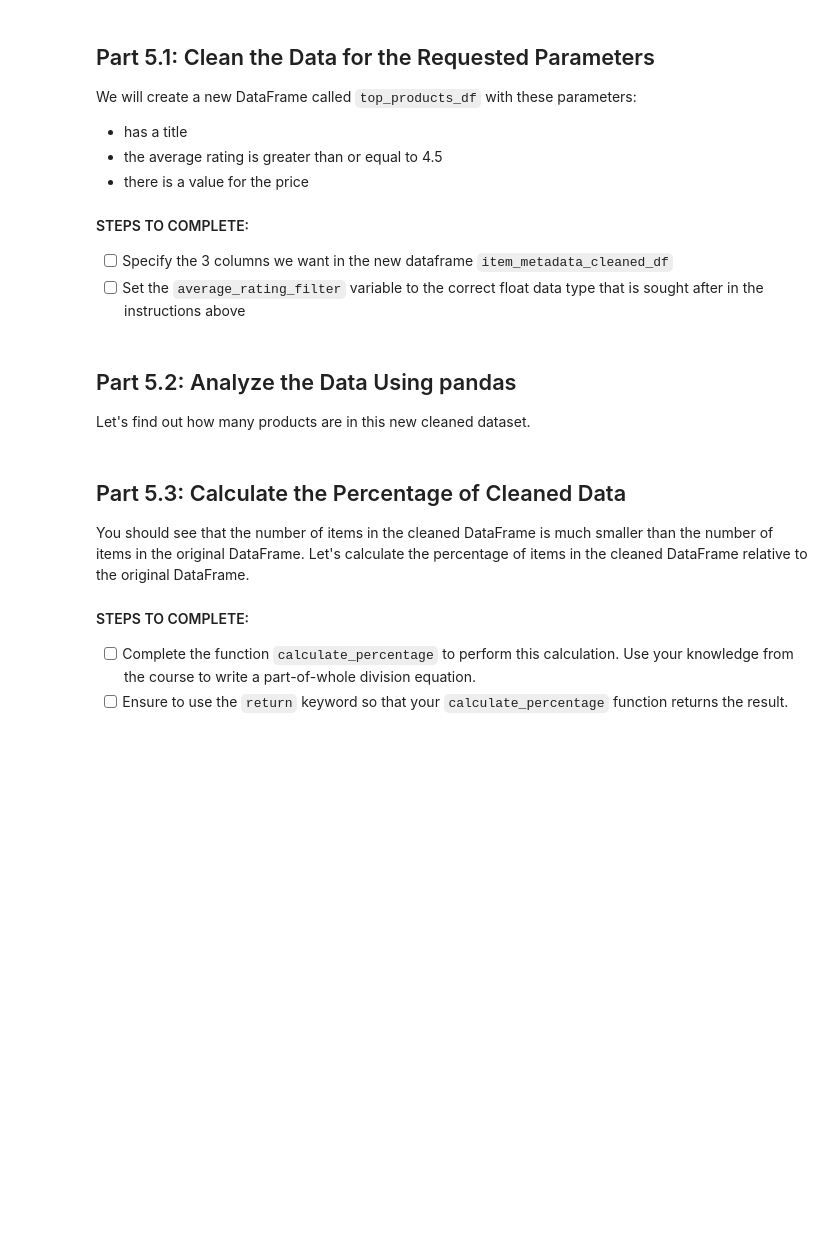
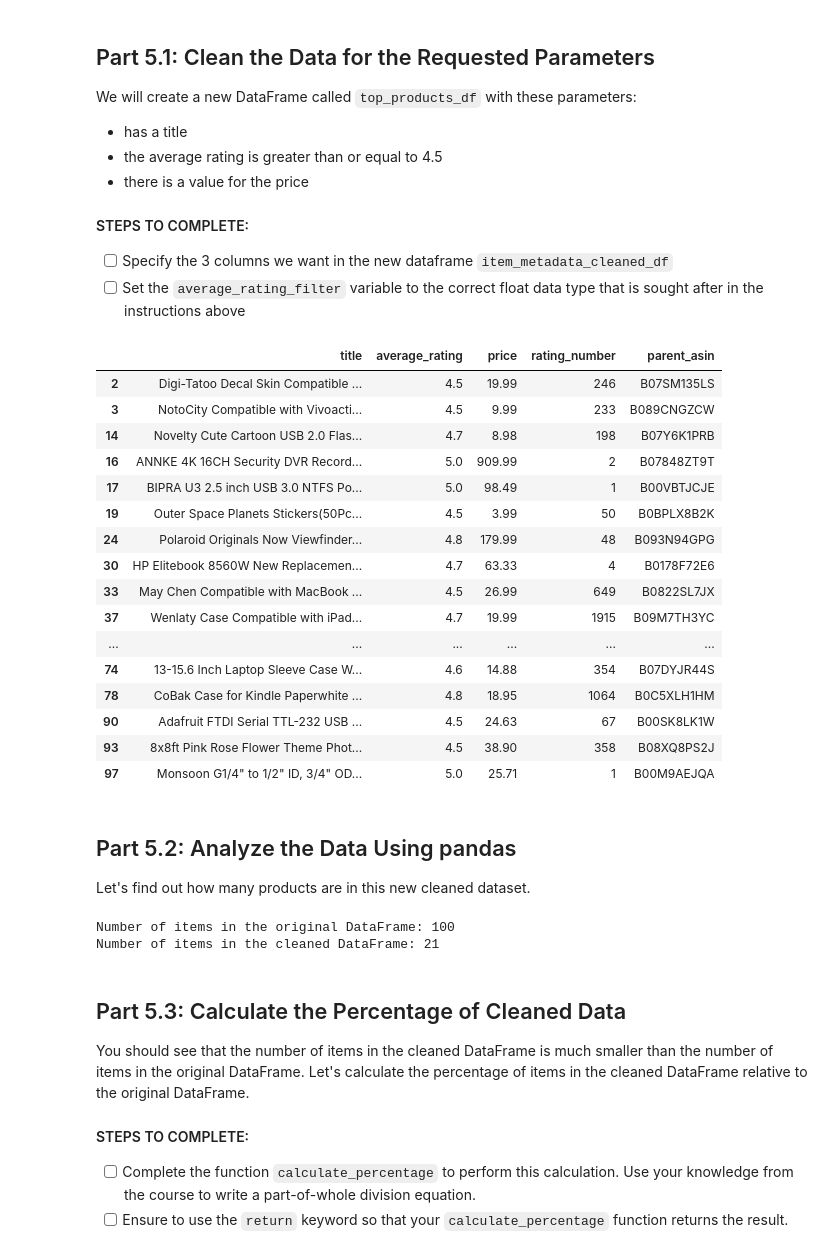
Before and after one commit to WolfeTyler/Transformational-AI-Analyzing-Ecommerce-Large-Datasets-for-Machine-Learning, a Jupyter notebook: Analyzing Ecommerce Large Datasets for Machine Learning PCEP Project.ipynb, the cells around one changed output. Drawn from its saved outputs; the diff is of its cells as text; code cells hidden in the pictures; blank space fills up the shorter version.

```diff
--- a/Analyzing Ecommerce Large Datasets for Machine Learning PCEP Project.ipynb
+++ b/Analyzing Ecommerce Large Datasets for Machine Learning PCEP Project.ipynb
@@ -612,22 +612,47 @@ We will create a new DataFrame called `top_products_df` with these parameters:
 - [ ] Specify the 3 columns we want in the new dataframe `item_metadata_cleaned_df`
 - [ ] Set the `average_rating_filter` variable to the correct float data type that is sought after in the instructions above
 # %%
-# Select relevant columns
-item_metadata_cleaned_df = item_metadata_df[[#<---- YOUR CODE GOES HERE ---->]]
-average_rating_filter = #<---- YOUR CODE GOES HERE ---->
+# Keep only the columns we need (use only what exists to avoid KeyErrors on different dataset versions)
+requested_cols = ['title', 'average_rating', 'price', 'rating_number', 'parent_asin']
+available_cols = [c for c in requested_cols if c in item_metadata_df.columns]
+
+# Select relevant columns and make a copy (prevents SettingWithCopy warnings)
+item_metadata_cleaned_df = item_metadata_df[available_cols].copy()
+
+# Business requirement: only keep products with very high ratings
+average_rating_filter = 4.5
 
 # Convert the price column to numeric, setting errors='coerce' to handle non-numeric values
-item_metadata_cleaned_df.loc[:, 'price'] = pd.to_numeric(item_metadata_cleaned_df['price'], errors='coerce')
+if 'price' in item_metadata_cleaned_df.columns:
+    item_metadata_cleaned_df['price'] = pd.to_numeric(item_metadata_cleaned_df['price'], errors='coerce')
 
 # Filter to get only products with average rating set to the filter, valid price, and non-null title
 top_products_df = item_metadata_cleaned_df[
     (item_metadata_cleaned_df['average_rating'] >= average_rating_filter) &
     (item_metadata_cleaned_df['price'].notna()) &
     (item_metadata_cleaned_df['title'].notna())
 ]
 
-# Print the new cleaned DataFrame
+# View the cleaned DataFrame
 top_products_df
+# %% [output]
+|  | title | average_rating | price | rating_number | parent_asin |
+| 2 | Digi-Tatoo Decal Skin Compatible ... | 4.5 | 19.99 | 246 | B07SM135LS |
+| 3 | NotoCity Compatible with Vivoacti... | 4.5 | 9.99 | 233 | B089CNGZCW |
+| 14 | Novelty Cute Cartoon USB 2.0 Flas... | 4.7 | 8.98 | 198 | B07Y6K1PRB |
+| 16 | ANNKE 4K 16CH Security DVR Record... | 5.0 | 909.99 | 2 | B07848ZT9T |
+| 17 | BIPRA U3 2.5 inch USB 3.0 NTFS Po... | 5.0 | 98.49 | 1 | B00VBTJCJE |
+| 19 | Outer Space Planets Stickers(50Pc... | 4.5 | 3.99 | 50 | B0BPLX8B2K |
+| 24 | Polaroid Originals Now Viewfinder... | 4.8 | 179.99 | 48 | B093N94GPG |
+| 30 | HP Elitebook 8560W New Replacemen... | 4.7 | 63.33 | 4 | B0178F72E6 |
+| 33 | May Chen Compatible with MacBook ... | 4.5 | 26.99 | 649 | B0822SL7JX |
+| 37 | Wenlaty Case Compatible with iPad... | 4.7 | 19.99 | 1915 | B09M7TH3YC |
+| ... | ... | ... | ... | ... | ... |
+| 74 | 13-15.6 Inch Laptop Sleeve Case W... | 4.6 | 14.88 | 354 | B07DYJR44S |
+| 78 | CoBak Case for Kindle Paperwhite ... | 4.8 | 18.95 | 1064 | B0C5XLH1HM |
+| 90 | Adafruit FTDI Serial TTL-232 USB ... | 4.5 | 24.63 | 67 | B00SK8LK1W |
+| 93 | 8x8ft Pink Rose Flower Theme Phot... | 4.5 | 38.90 | 358 | B08XQ8PS2J |
+| 97 | Monsoon G1/4" to 1/2" ID, 3/4" OD... | 5.0 | 25.71 | 1 | B00M9AEJQA |
 # %% [markdown]
 ## Part 5.2: Analyze the Data Using pandas
 
@@ -640,6 +665,9 @@ print(f"Number of items in the original DataFrame: {num_items_original}")
 # Review the new items in cleaned dataframe
 num_items_cleaned = top_products_df.shape[0]
 print(f"Number of items in the cleaned DataFrame: {num_items_cleaned}")
+# %% [output]
+Number of items in the original DataFrame: 100
+Number of items in the cleaned DataFrame: 21
 # %% [markdown]
 ## Part 5.3: Calculate the Percentage of Cleaned Data
 
```
Also changed, not shown: parts of 7 cells of this notebook.
